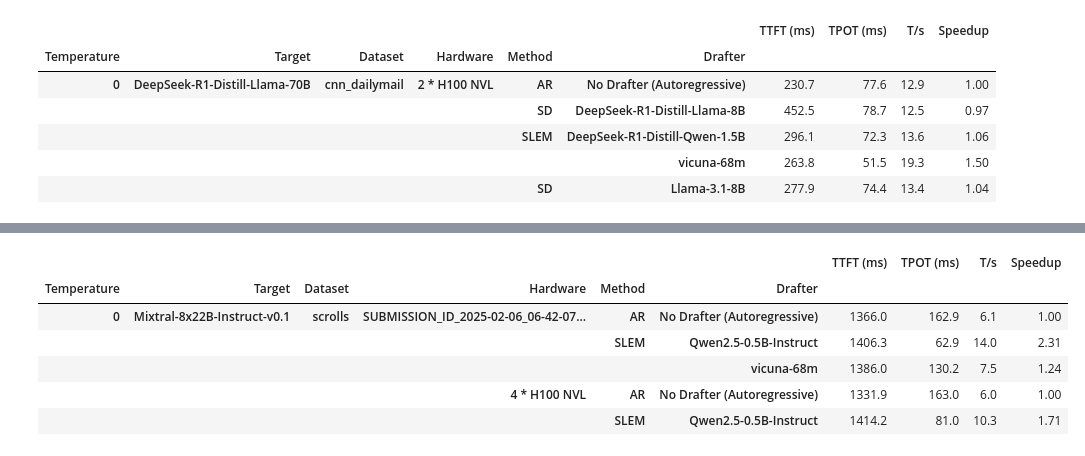
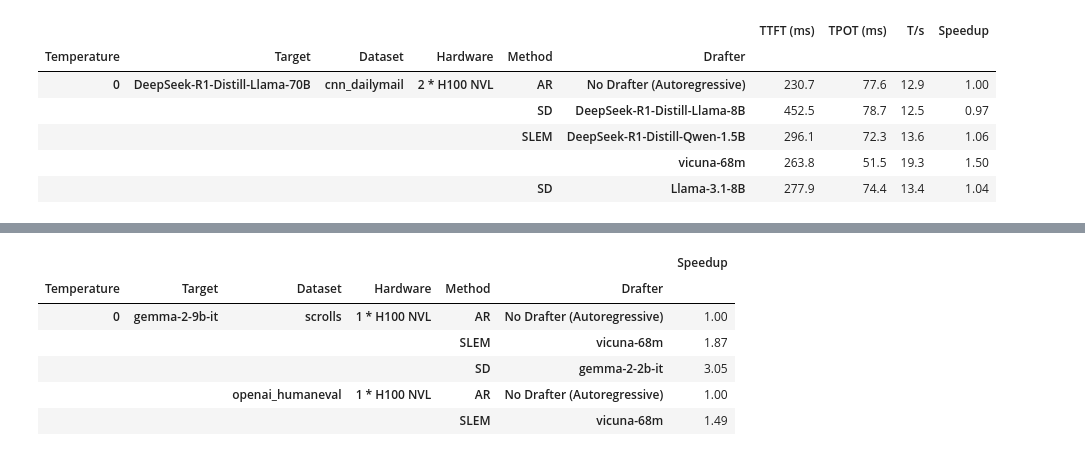
Before and after one commit to keyboardAnt/hf-bench, a Jupyter notebook: hf_bench/speedups.ipynb, the cells around one changed output, grey strips where cells are left out. Cells and saved outputs as stored; diff of their text form; code cells hidden in the pictures.

```diff
--- a/hf_bench/speedups.ipynb
+++ b/hf_bench/speedups.ipynb
@@ -526,3 +467,37 @@ df_summary_deepseek_qwen_14b_temperature_0
+# %%
+def hierarchical_max_sort(df: pd.DataFrame,
+                         value_col: str,
+                         index_levels: List[str] = None) -> pd.DataFrame:
+    """
+    Sort a DataFrame hierarchically by maximum values at each level of the index.
+
+    Args:
+        df: DataFrame with multi-index
+        value_col: Name of the column to sort by
+        index_levels: List of index level names. If None, uses all levels in order
+
+    Returns:
+        Sorted DataFrame
+    """
+    if index_levels is None:
+        index_levels = list(df.index.names)
+
+    df_temp = df.copy()
+
+    # Add maximum value columns for each level
+    for i in range(len(index_levels)):
+        level_name = f'level{i+1}_max'
+        group_levels = index_levels[:i+1]
+        df_temp[level_name] = df.groupby(group_levels)[value_col].transform('max')
+
+    # Sort by all max columns
+    max_cols = [f'level{i+1}_max' for i in range(len(index_levels))]
+    df_sorted = df_temp.sort_values(
+        max_cols,
+        ascending=[False] * len(max_cols)
+    )[value_col].to_frame()
+
+    return df_sorted
 # %%
 def get_df_summary_for_latex_floats(df_summary: pd.DataFrame, columns_to_bold_max: List[str]) -> pd.DataFrame:
     """
@@ -652,3 +590,10 @@ df_summary_for_latex.head()
 |  |  |  |  | SLEM | DeepSeek-R1-Distill-Qwen-1.5B | 296.1 | 72.3 | 13.6 | 1.06 |
 |  |  |  |  |  | vicuna-68m | 263.8 | 51.5 | 19.3 | 1.50 |
 |  |  |  |  | SD | Llama-3.1-8B | 277.9 | 74.4 | 13.4 | 1.04 |
+# %%
+def get_df_filtered_out_of_unknown_hardware(df: pd.DataFrame) -> pd.DataFrame:
+    return df[~df.index.get_level_values("Hardware").str.startswith("SUBMISSION_ID_")]
+
+
+df_summary_for_latex_with_hardware = get_df_filtered_out_of_unknown_hardware(df_summary_for_latex)
+df_summary_for_latex_with_hardware.head()
@@ -655,11 +608,11 @@ df_summary_for_latex.head()
 # %%
-df_summary_for_latex_sorted = get_df_summary_sort_by_speedup(df_summary_for_latex, columns_to_group_by=["Temperature", "Target", "Dataset", "Hardware"])
-df_summary_for_latex_sorted.head()
+df_summary_for_latex_with_hardware_sorted = hierarchical_max_sort(df_summary_for_latex_with_hardware, value_col="Speedup", index_levels=["Temperature", "Target", "Dataset", "Hardware"])
+df_summary_for_latex_with_hardware_sorted.head()
 # %% [output]
-|  |  |  |  |  |  | TTFT (ms) | TPOT (ms) | T/s | Speedup |
-| Temperature | Target | Dataset | Hardware | Method | Drafter |  |  |  |  |
-| 0 | Mixtral-8x22B-Instruct-v0.1 | scrolls | SUBMISSION_ID_2025-02-06_06-42-07... | AR | No Drafter (Autoregressive) | 1366.0 | 162.9 | 6.1 | 1.00 |
-|  |  |  |  | SLEM | Qwen2.5-0.5B-Instruct | 1406.3 | 62.9 | 14.0 | 2.31 |
-|  |  |  |  |  | vicuna-68m | 1386.0 | 130.2 | 7.5 | 1.24 |
-|  |  |  | 4 * H100 NVL | AR | No Drafter (Autoregressive) | 1331.9 | 163.0 | 6.0 | 1.00 |
-|  |  |  |  | SLEM | Qwen2.5-0.5B-Instruct | 1414.2 | 81.0 | 10.3 | 1.71 |
+|  |  |  |  |  |  | Speedup |
+| Temperature | Target | Dataset | Hardware | Method | Drafter |  |
+| 0 | gemma-2-9b-it | scrolls | 1 * H100 NVL | AR | No Drafter (Autoregressive) | 1.00 |
+|  |  |  |  | SLEM | vicuna-68m | 1.87 |
+|  |  |  |  | SD | gemma-2-2b-it | 3.05 |
+|  |  | openai_humaneval | 1 * H100 NVL | AR | No Drafter (Autoregressive) | 1.00 |
+|  |  |  |  | SLEM | vicuna-68m | 1.49 |
```
Also changed, not shown: parts of 18 cells of this notebook, 1 other file.
